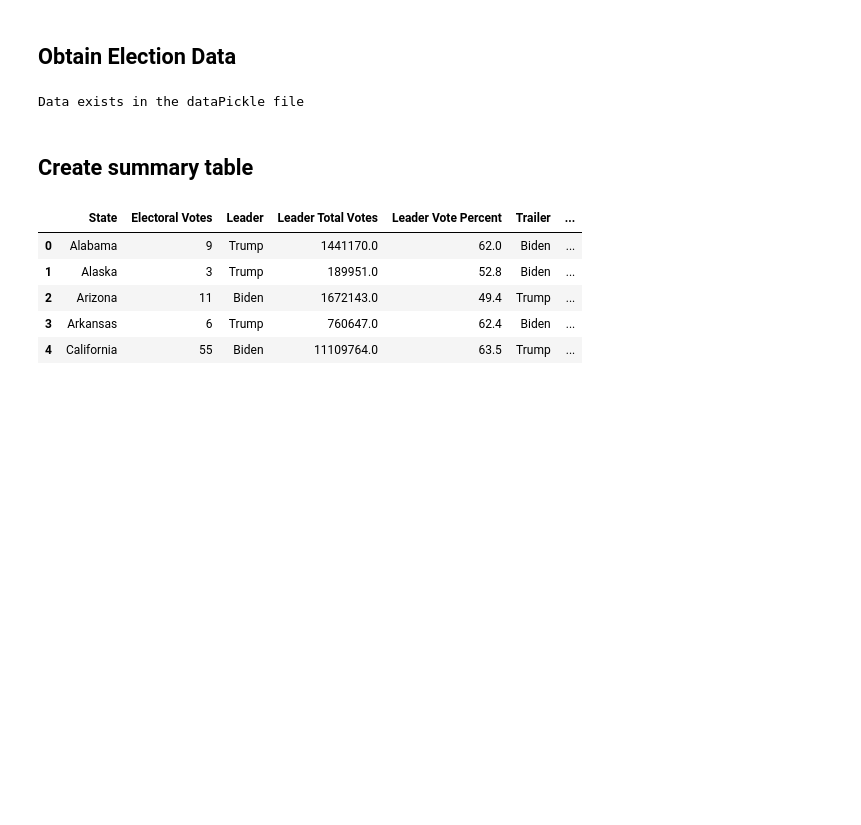
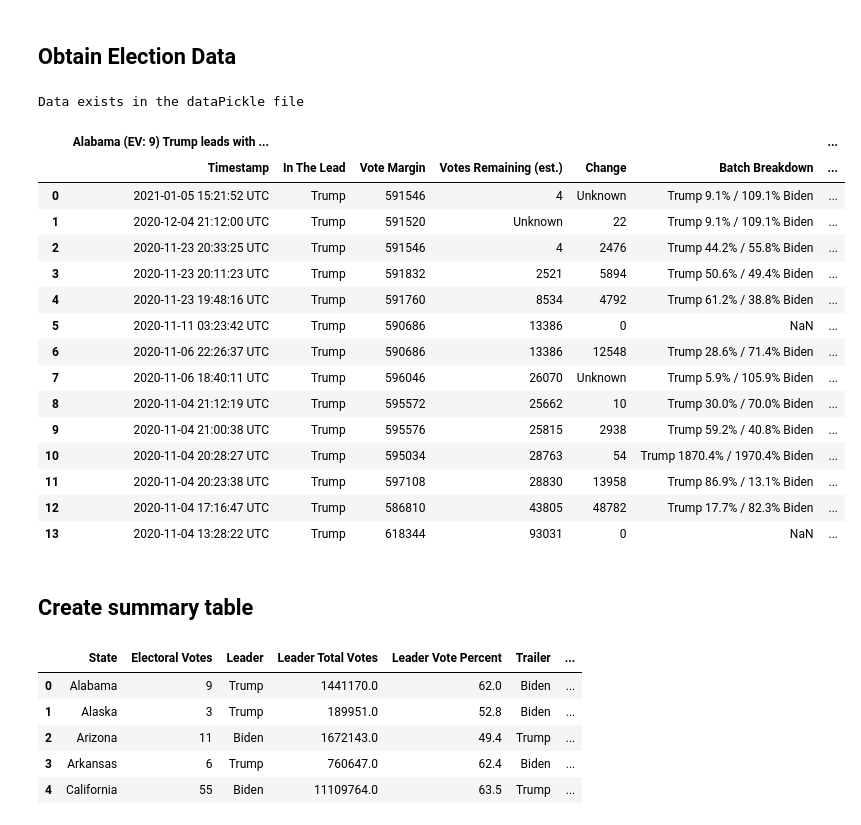
Before and after one commit to ejw-data/etl-election-reporting, a Jupyter notebook: election_data_extract.ipynb, the cells around one changed output. Saved outputs shown, nothing was run; the diff lists cells and outputs as text; code cells hidden in the pictures; blank space fills up the shorter version.

```diff
--- a/election_data_extract.ipynb
+++ b/election_data_extract.ipynb
@@ -39,6 +44,27 @@ Data exists in the dataPickle file
 # grab data from pickle file
 stored_pickle_file = open('./data/dataPickle', 'rb')
 election_results = pickle.load(stored_pickle_file)
+# %%
+# the result is a list of dataframes
+# here is an example, note:  the extra row at the top right of the table and the use of text within columns
+election_results[0]
+# %% [output]
+|  | Alabama (EV: 9) Trump leads with ... |  |  |  |  |  | ... |
+|  | Timestamp | In The Lead | Vote Margin | Votes Remaining (est.) | Change | Batch Breakdown | ... |
+| 0 | 2021-01-05 15:21:52 UTC | Trump | 591546 | 4 | Unknown | Trump 9.1% / 109.1% Biden | ... |
+| 1 | 2020-12-04 21:12:00 UTC | Trump | 591520 | Unknown | 22 | Trump 9.1% / 109.1% Biden | ... |
+| 2 | 2020-11-23 20:33:25 UTC | Trump | 591546 | 4 | 2476 | Trump 44.2% / 55.8% Biden | ... |
+| 3 | 2020-11-23 20:11:23 UTC | Trump | 591832 | 2521 | 5894 | Trump 50.6% / 49.4% Biden | ... |
+| 4 | 2020-11-23 19:48:16 UTC | Trump | 591760 | 8534 | 4792 | Trump 61.2% / 38.8% Biden | ... |
+| 5 | 2020-11-11 03:23:42 UTC | Trump | 590686 | 13386 | 0 | NaN | ... |
+| 6 | 2020-11-06 22:26:37 UTC | Trump | 590686 | 13386 | 12548 | Trump 28.6% / 71.4% Biden | ... |
+| 7 | 2020-11-06 18:40:11 UTC | Trump | 596046 | 26070 | Unknown | Trump 5.9% / 105.9% Biden | ... |
+| 8 | 2020-11-04 21:12:19 UTC | Trump | 595572 | 25662 | 10 | Trump 30.0% / 70.0% Biden | ... |
+| 9 | 2020-11-04 21:00:38 UTC | Trump | 595576 | 25815 | 2938 | Trump 59.2% / 40.8% Biden | ... |
+| 10 | 2020-11-04 20:28:27 UTC | Trump | 595034 | 28763 | 54 | Trump 1870.4% / 1970.4% Biden | ... |
+| 11 | 2020-11-04 20:23:38 UTC | Trump | 597108 | 28830 | 13958 | Trump 86.9% / 13.1% Biden | ... |
+| 12 | 2020-11-04 17:16:47 UTC | Trump | 586810 | 43805 | 48782 | Trump 17.7% / 82.3% Biden | ... |
+| 13 | 2020-11-04 13:28:22 UTC | Trump | 618344 | 93031 | 0 | NaN | ... |
 # %% [markdown]
 ## Create summary table
 # %%
```
Also changed, not shown: parts of 34 cells of this notebook, 9 other files.
